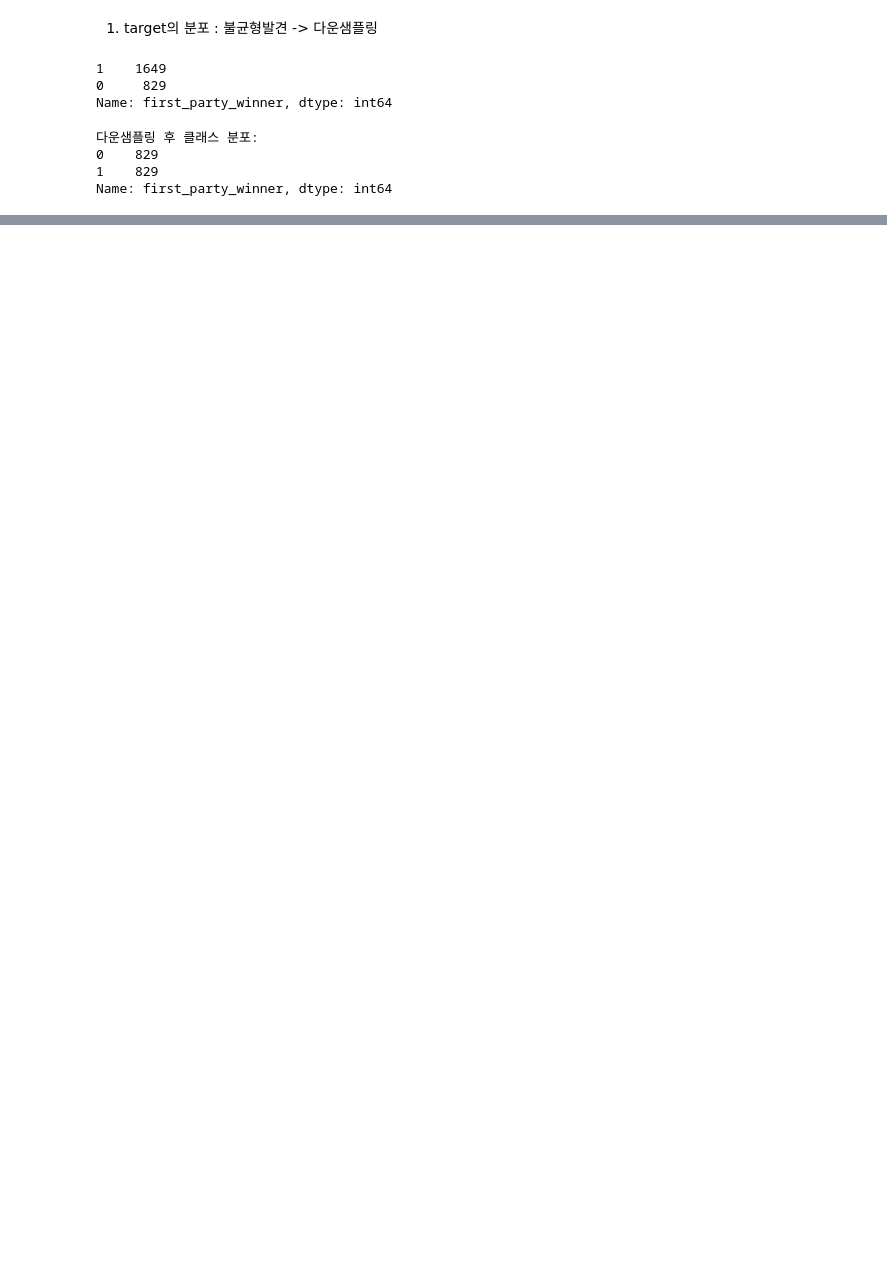
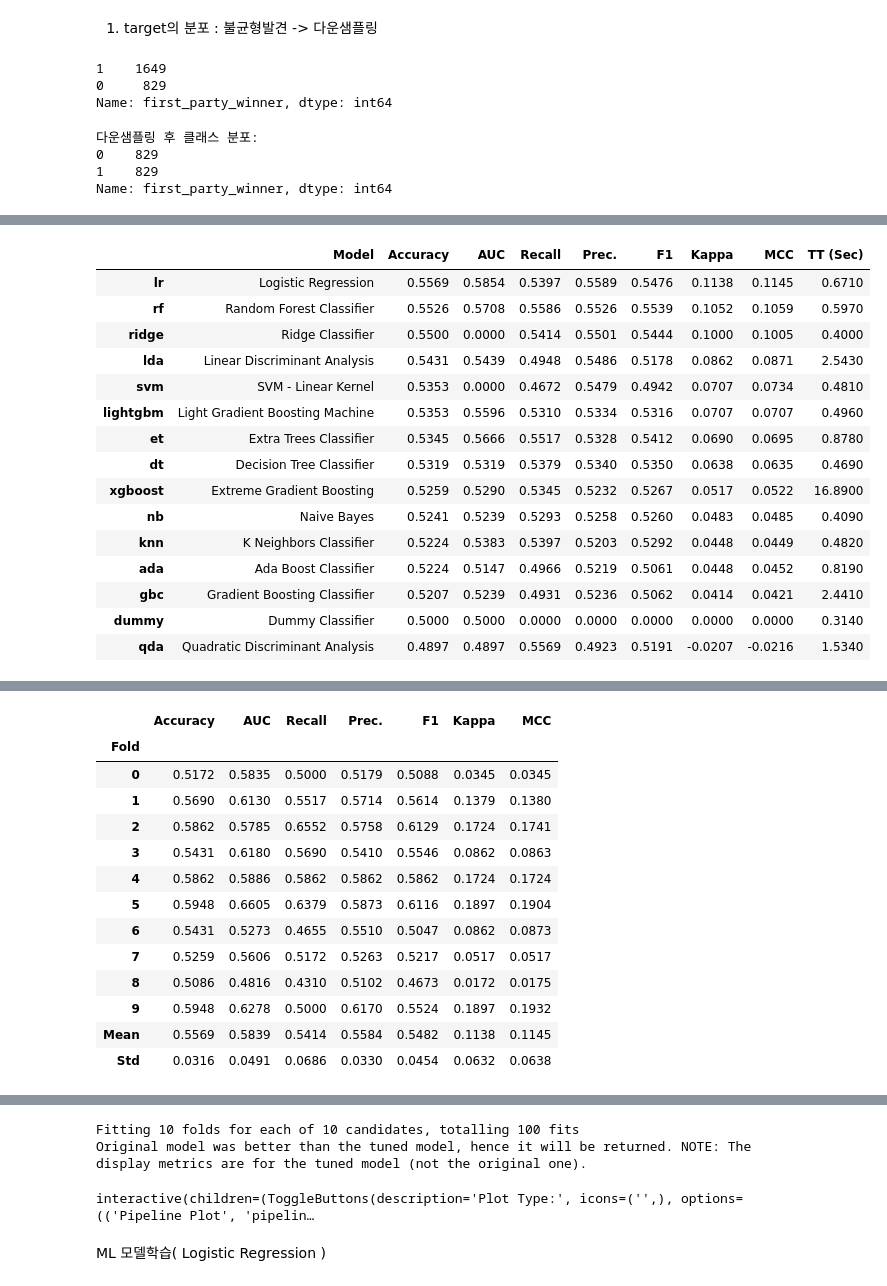
Before and after one commit to being0606/DACON_Judge, a Jupyter notebook: downSampling + TF-IDF + LM.ipynb, the cells around one changed output, grey strips where cells are left out. Saved outputs shown, nothing was run; the diff lists cells and outputs as text; code cells hidden in the pictures; blank space fills up the shorter version.

```diff
--- a/downSampling + TF-IDF + LM.ipynb
+++ b/downSampling + TF-IDF + LM.ipynb
@@ -244,0 +156,10 @@ KeyboardInterrupt:
+# %%
+# 모델 학습 및 비교를 수행합니다.
+best_model = compare_models(sort='Accuracy', fold=10)
+
+# 모델의 하이퍼파라미터 튜닝을 수행합니다.
+tuned_model = tune_model(best_model, fold=10)
+
+# 튜닝된 모델의 성능을 평가합니다.
+evaluate_model(tuned_model)
+# %% [output]
@@ -244,0 +167,16 @@ KeyboardInterrupt:
+|  | Model | Accuracy | AUC | Recall | Prec. | F1 | Kappa | MCC | TT (Sec) |
+| lr | Logistic Regression | 0.5569 | 0.5854 | 0.5397 | 0.5589 | 0.5476 | 0.1138 | 0.1145 | 0.6710 |
+| rf | Random Forest Classifier | 0.5526 | 0.5708 | 0.5586 | 0.5526 | 0.5539 | 0.1052 | 0.1059 | 0.5970 |
+| ridge | Ridge Classifier | 0.5500 | 0.0000 | 0.5414 | 0.5501 | 0.5444 | 0.1000 | 0.1005 | 0.4000 |
+| lda | Linear Discriminant Analysis | 0.5431 | 0.5439 | 0.4948 | 0.5486 | 0.5178 | 0.0862 | 0.0871 | 2.5430 |
+| svm | SVM - Linear Kernel | 0.5353 | 0.0000 | 0.4672 | 0.5479 | 0.4942 | 0.0707 | 0.0734 | 0.4810 |
+| lightgbm | Light Gradient Boosting Machine | 0.5353 | 0.5596 | 0.5310 | 0.5334 | 0.5316 | 0.0707 | 0.0707 | 0.4960 |
+| et | Extra Trees Classifier | 0.5345 | 0.5666 | 0.5517 | 0.5328 | 0.5412 | 0.0690 | 0.0695 | 0.8780 |
+| dt | Decision Tree Classifier | 0.5319 | 0.5319 | 0.5379 | 0.5340 | 0.5350 | 0.0638 | 0.0635 | 0.4690 |
+| xgboost | Extreme Gradient Boosting | 0.5259 | 0.5290 | 0.5345 | 0.5232 | 0.5267 | 0.0517 | 0.0522 | 16.8900 |
+| nb | Naive Bayes | 0.5241 | 0.5239 | 0.5293 | 0.5258 | 0.5260 | 0.0483 | 0.0485 | 0.4090 |
+| knn | K Neighbors Classifier | 0.5224 | 0.5383 | 0.5397 | 0.5203 | 0.5292 | 0.0448 | 0.0449 | 0.4820 |
+| ada | Ada Boost Classifier | 0.5224 | 0.5147 | 0.4966 | 0.5219 | 0.5061 | 0.0448 | 0.0452 | 0.8190 |
+| gbc | Gradient Boosting Classifier | 0.5207 | 0.5239 | 0.4931 | 0.5236 | 0.5062 | 0.0414 | 0.0421 | 2.4410 |
+| dummy | Dummy Classifier | 0.5000 | 0.5000 | 0.0000 | 0.0000 | 0.0000 | 0.0000 | 0.0000 | 0.3140 |
+| qda | Quadratic Discriminant Analysis | 0.4897 | 0.4897 | 0.5569 | 0.4923 | 0.5191 | -0.0207 | -0.0216 | 1.5340 |
@@ -244,0 +185,14 @@ KeyboardInterrupt:
+|  | Accuracy | AUC | Recall | Prec. | F1 | Kappa | MCC |
+| Fold |  |  |  |  |  |  |  |
+| 0 | 0.5172 | 0.5835 | 0.5000 | 0.5179 | 0.5088 | 0.0345 | 0.0345 |
+| 1 | 0.5690 | 0.6130 | 0.5517 | 0.5714 | 0.5614 | 0.1379 | 0.1380 |
+| 2 | 0.5862 | 0.5785 | 0.6552 | 0.5758 | 0.6129 | 0.1724 | 0.1741 |
+| 3 | 0.5431 | 0.6180 | 0.5690 | 0.5410 | 0.5546 | 0.0862 | 0.0863 |
+| 4 | 0.5862 | 0.5886 | 0.5862 | 0.5862 | 0.5862 | 0.1724 | 0.1724 |
+| 5 | 0.5948 | 0.6605 | 0.6379 | 0.5873 | 0.6116 | 0.1897 | 0.1904 |
+| 6 | 0.5431 | 0.5273 | 0.4655 | 0.5510 | 0.5047 | 0.0862 | 0.0873 |
+| 7 | 0.5259 | 0.5606 | 0.5172 | 0.5263 | 0.5217 | 0.0517 | 0.0517 |
+| 8 | 0.5086 | 0.4816 | 0.4310 | 0.5102 | 0.4673 | 0.0172 | 0.0175 |
+| 9 | 0.5948 | 0.6278 | 0.5000 | 0.6170 | 0.5524 | 0.1897 | 0.1932 |
+| Mean | 0.5569 | 0.5839 | 0.5414 | 0.5584 | 0.5482 | 0.1138 | 0.1145 |
+| Std | 0.0316 | 0.0491 | 0.0686 | 0.0330 | 0.0454 | 0.0632 | 0.0638 |
@@ -244,0 +200,5 @@ KeyboardInterrupt:
+Fitting 10 folds for each of 10 candidates, totalling 100 fits
+Original model was better than the tuned model, hence it will be returned. NOTE: The display metrics are for the tuned model (not the original one).
+interactive(children=(ToggleButtons(description='Plot Type:', icons=('',), options=(('Pipeline Plot', 'pipelin…
+# %% [markdown]
+ML 모델학습( Logistic Regression )
```
Also changed, not shown: parts of 24 cells of this notebook, 2 other files.
